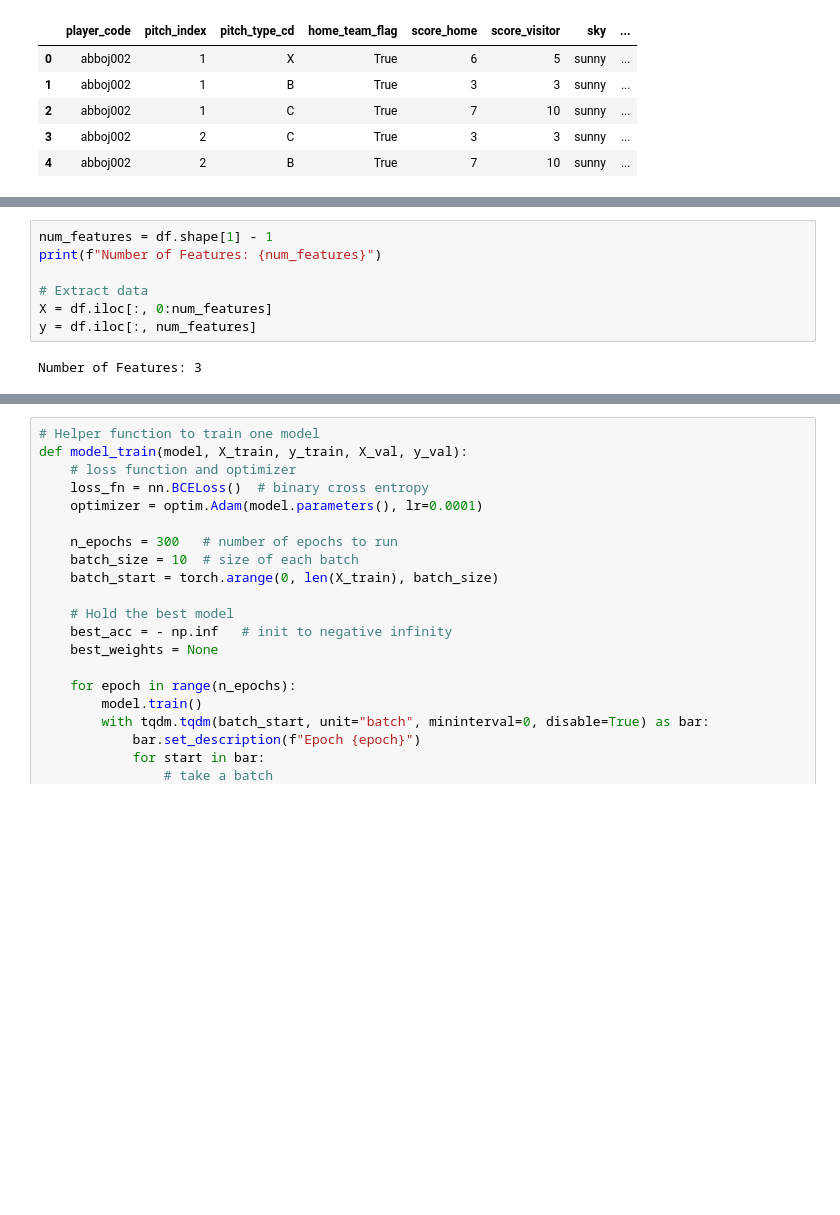
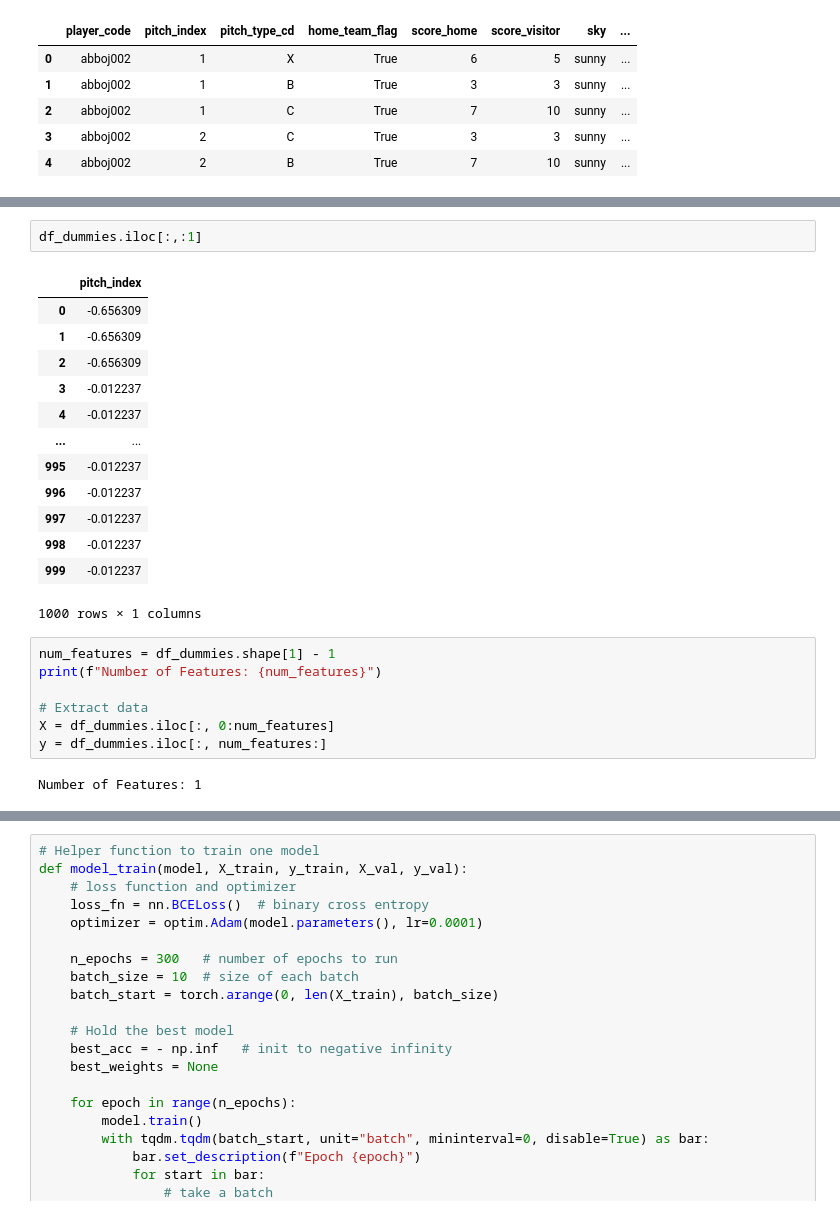
Before and after one commit to glroland/baseball, a Jupyter notebook: src/predict/predict_pitch_experiment.ipynb, the cells around one changed output, grey strips where cells are left out. Cells and saved outputs as stored; diff of their text form; blank space fills up the shorter version.

```diff
--- a/src/predict/predict_pitch_experiment.ipynb
+++ b/src/predict/predict_pitch_experiment.ipynb
@@ -89,12 +179,28 @@ DF Shape: (1000, 4)
+# %%
+df_dummies.iloc[:,:1]
+# %% [output]
+|  | pitch_index |
+| 0 | -0.656309 |
+| 1 | -0.656309 |
+| 2 | -0.656309 |
+| 3 | -0.012237 |
+| 4 | -0.012237 |
+| ... | ... |
+| 995 | -0.012237 |
+| 996 | -0.012237 |
+| 997 | -0.012237 |
+| 998 | -0.012237 |
+| 999 | -0.012237 |
+1000 rows × 1 columns
 # %%
-num_features = df.shape[1] - 1
+num_features = df_dummies.shape[1] - 1
 print(f"Number of Features: {num_features}")
 
 # Extract data
-X = df.iloc[:, 0:num_features]
-y = df.iloc[:, num_features]
+X = df_dummies.iloc[:, 0:num_features]
+y = df_dummies.iloc[:, num_features:]
 # %% [output]
-Number of Features: 3
+Number of Features: 1
 # %%
 plt.title("Pitch Prediction - Training Data Visualization")
 plt.plot(X, y, 'go--', linewidth=2, markersize=8)
```
Also changed, not shown: parts of 24 cells of this notebook.
